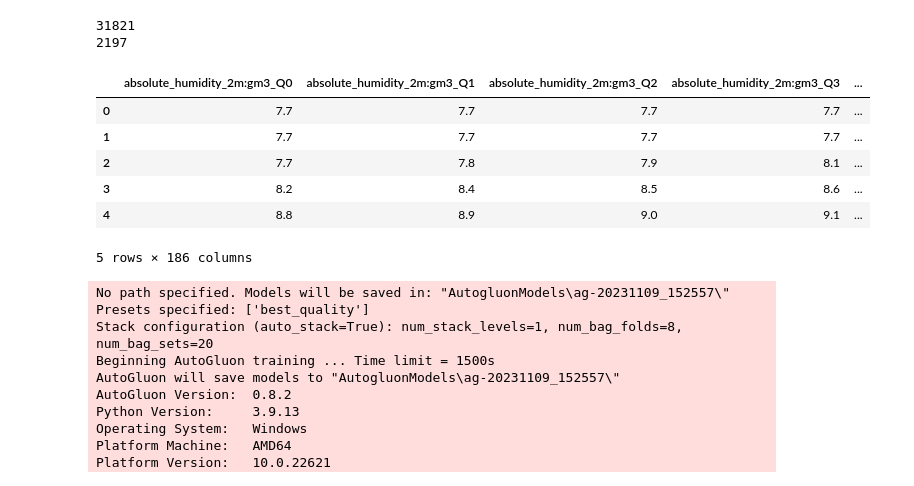
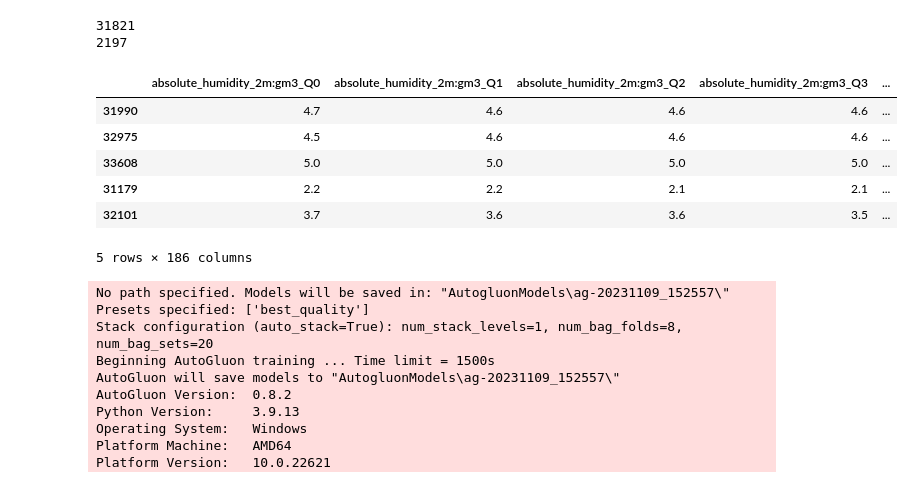
Before and after one commit to henningolweus/MLprosjekt, a Jupyter notebook: data/autogluon_quarterly_a.ipynb, the cells around one changed output. Cells and saved outputs as stored; diff of their text form; code cells hidden in the pictures.

```diff
--- a/data/autogluon_quarterly_a.ipynb
+++ b/data/autogluon_quarterly_a.ipynb
@@ -158,14 +158,14 @@ print(len(val_data_a))
 train_data_a.drop(columns=['date_forecast'],inplace=True)
 val_data_a.drop(columns=['date_forecast'],inplace=True)
 # %%
-train_data_a.head()
+val_data_a.head()
 # %% [output]
 |  | absolute_humidity_2m:gm3_Q0 | absolute_humidity_2m:gm3_Q1 | absolute_humidity_2m:gm3_Q2 | absolute_humidity_2m:gm3_Q3 | ... |
-| 0 | 7.7 | 7.7 | 7.7 | 7.7 | ... |
-| 1 | 7.7 | 7.7 | 7.7 | 7.7 | ... |
-| 2 | 7.7 | 7.8 | 7.9 | 8.1 | ... |
-| 3 | 8.2 | 8.4 | 8.5 | 8.6 | ... |
-| 4 | 8.8 | 8.9 | 9.0 | 9.1 | ... |
+| 31990 | 4.7 | 4.6 | 4.6 | 4.6 | ... |
+| 32975 | 4.5 | 4.6 | 4.6 | 4.6 | ... |
+| 33608 | 5.0 | 5.0 | 5.0 | 5.0 | ... |
+| 31179 | 2.2 | 2.2 | 2.1 | 2.1 | ... |
+| 32101 | 3.7 | 3.6 | 3.6 | 3.5 | ... |
 5 rows × 186 columns
 # %%
 #predictor_a= TabularPredictor(label ='pv_measurement',eval_metric= 'mean_absolute_error').fit(train_data = train_data_a,verbosity = 2, time_limit= 1500)
```
